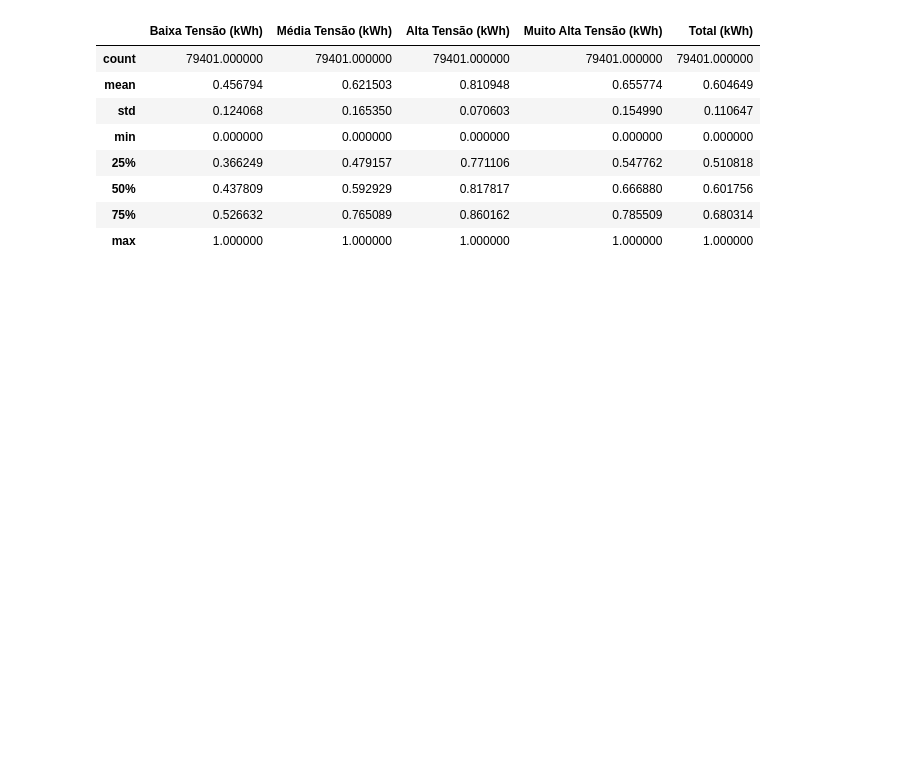
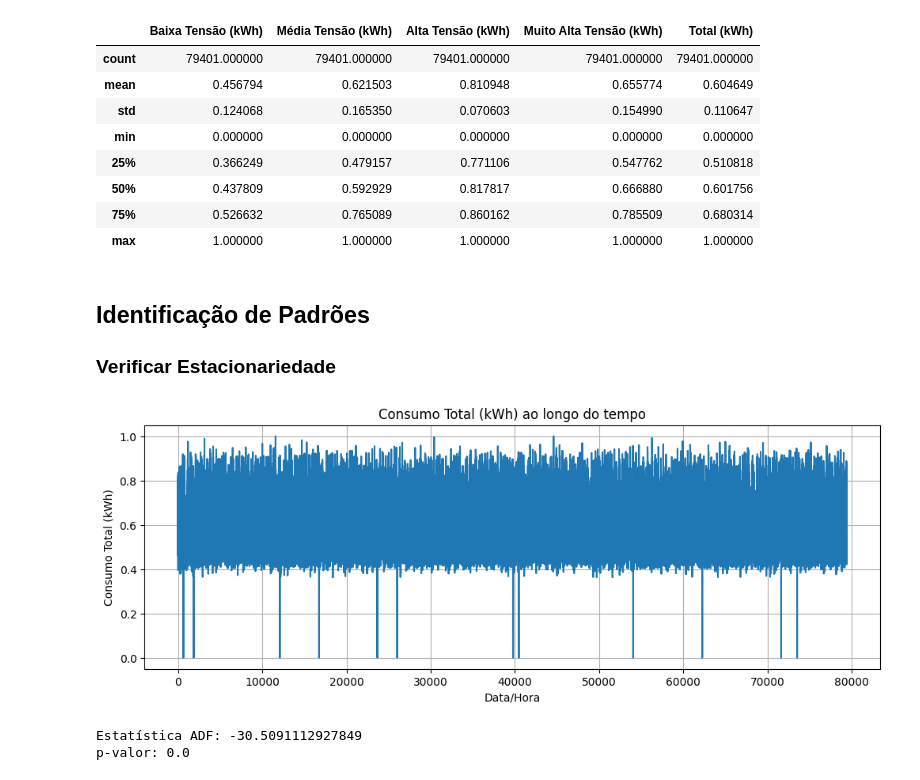
Before and after one commit to leonorsr/E-Redes, a Jupyter notebook: DataPreparation.ipynb, the cells around one changed output. Saved outputs shown, nothing was run; the diff lists cells and outputs as text; code cells hidden in the pictures; blank space fills up the shorter version.

Commit message:
Verificar Estacionariedade

```diff
--- a/Etapas/DataPreparation.ipynb
+++ b/DataPreparation.ipynb
@@ -194,3 +194,25 @@ dados[colunas_para_normalizar].describe()
 | 50% | 0.437809 | 0.592929 | 0.817817 | 0.666880 | 0.601756 |
 | 75% | 0.526632 | 0.765089 | 0.860162 | 0.785509 | 0.680314 |
 | max | 1.000000 | 1.000000 | 1.000000 | 1.000000 | 1.000000 |
+# %% [markdown]
+## Identificação de Padrões
+### Verificar Estacionariedade
+# %%
+import matplotlib.pyplot as plt
+from statsmodels.tsa.stattools import adfuller
+
+# Plot da série temporal
+dados["Total (kWh)"].plot(figsize=(12, 4), title="Consumo Total (kWh) ao longo do tempo")
+plt.xlabel("Data/Hora")
+plt.ylabel("Consumo Total (kWh)")
+plt.grid()
+plt.show()
+
+# Teste de estacionariedade (ADF)
+resultado = adfuller(dados["Total (kWh)"].dropna())
+print("Estatística ADF:", resultado[0])
+print("p-valor:", resultado[1])
+# %% [output]
+[figure, added]
+Estatística ADF: -30.5091112927849
+p-valor: 0.0
```
Also changed, not shown: parts of 2 cells of this notebook.
